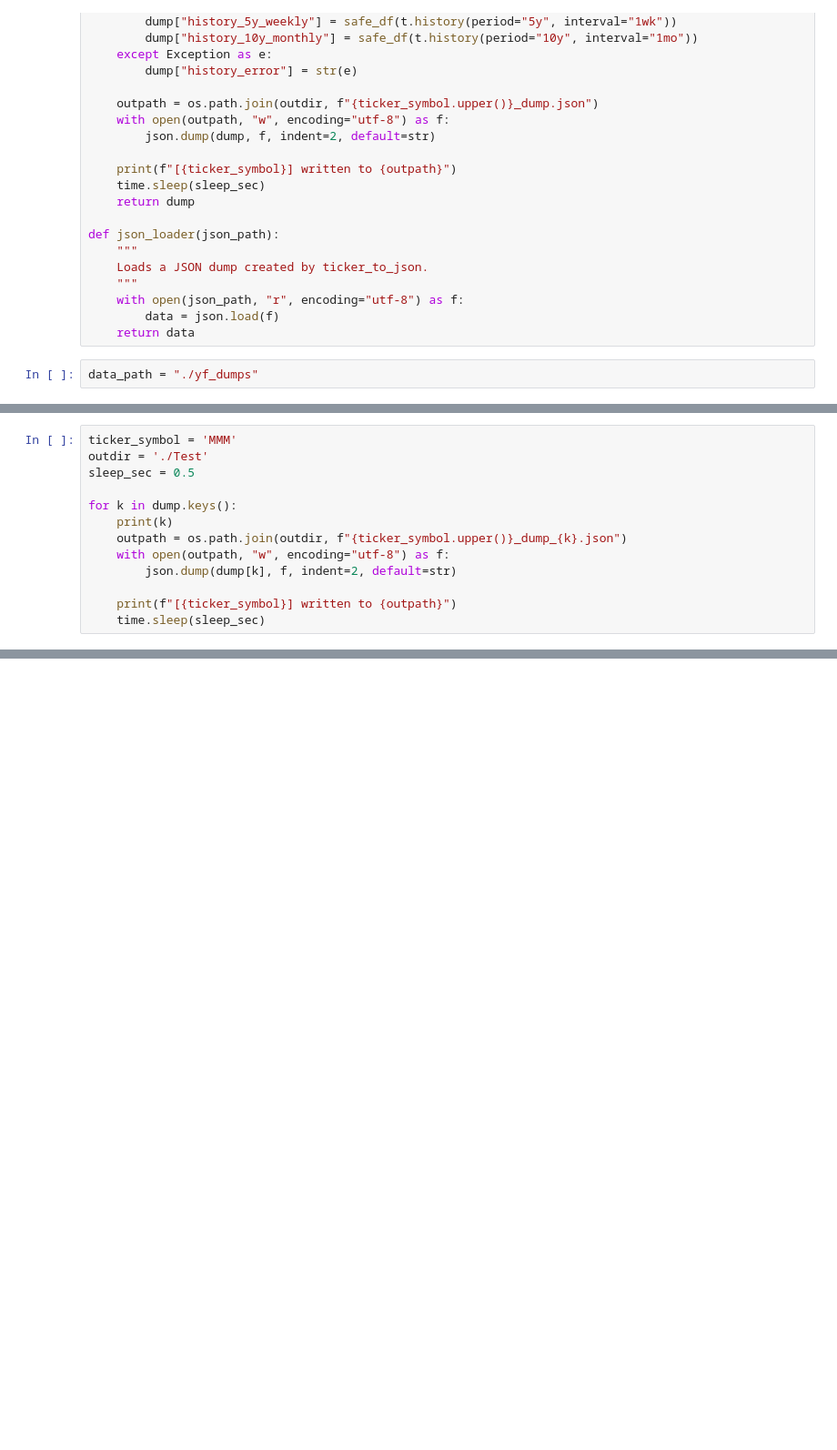
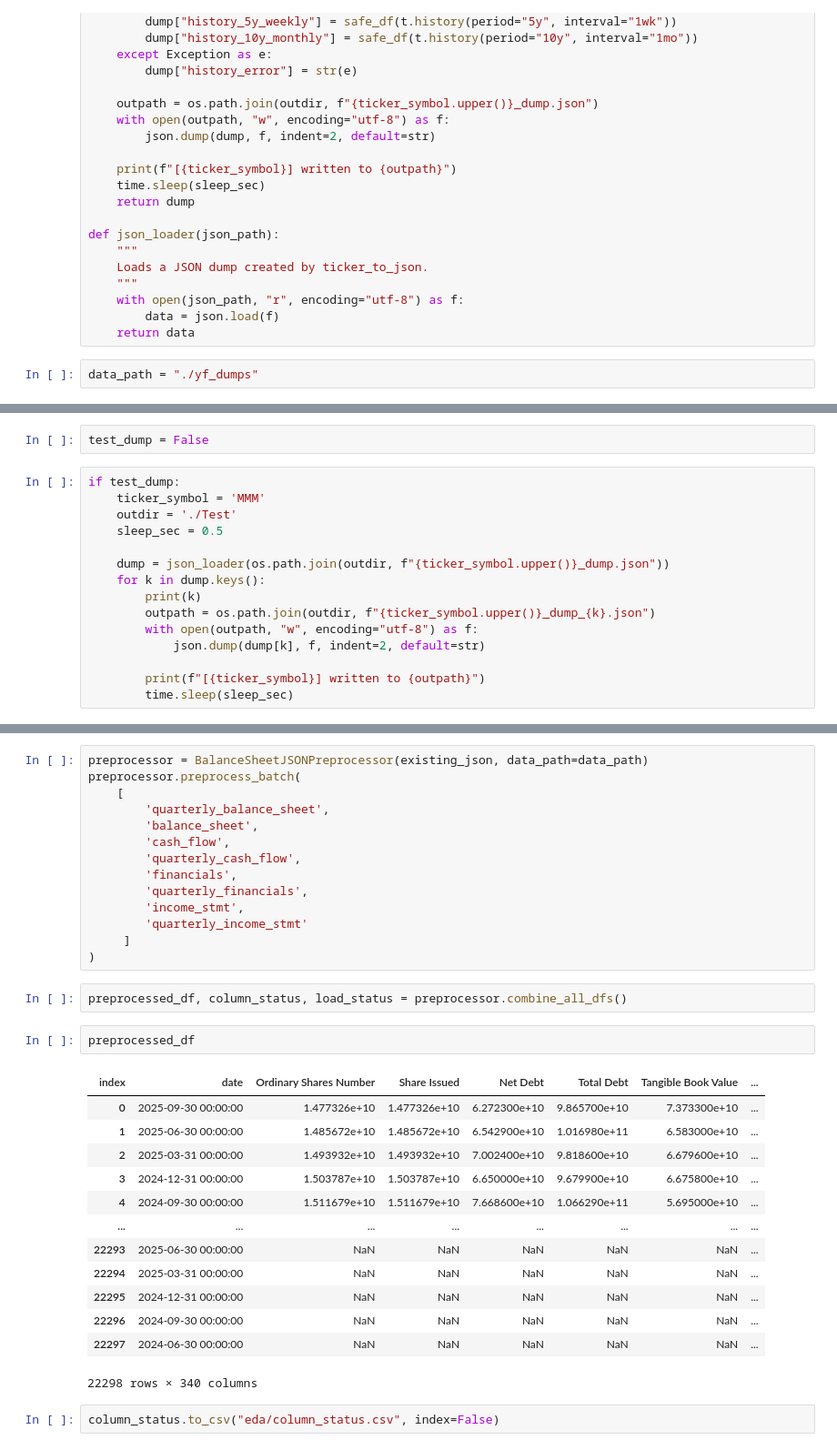
Before and after one commit to tuawong/stock-trading, a Jupyter notebook: YFinanceDataScraping.ipynb, the cells around one changed output, grey strips where cells are left out. Shown at 91% size. Saved outputs shown, nothing was run; the diff lists cells and outputs as text; blank space fills up the shorter version.

```diff
--- a/YFinanceDataScraping.ipynb
+++ b/YFinanceDataScraping.ipynb
@@ -153,15 +142,19 @@ datetime.datetime(2025, 12, 3, 19, 44, 45, 227211)
+# %%
+test_dump = False
 # %%
-ticker_symbol = 'MMM'
-outdir = './Test'
-sleep_sec = 0.5
+if test_dump:
+    ticker_symbol = 'MMM'
+    outdir = './Test'
+    sleep_sec = 0.5
 
-for k in dump.keys():
-    print(k)
-    outpath = os.path.join(outdir, f"{ticker_symbol.upper()}_dump_{k}.json")
-    with open(outpath, "w", encoding="utf-8") as f:
-        json.dump(dump[k], f, indent=2, default=str)
+    dump = json_loader(os.path.join(outdir, f"{ticker_symbol.upper()}_dump.json"))
+    for k in dump.keys():
+        print(k)
+        outpath = os.path.join(outdir, f"{ticker_symbol.upper()}_dump_{k}.json")
+        with open(outpath, "w", encoding="utf-8") as f:
+            json.dump(dump[k], f, indent=2, default=str)
 
-    print(f"[{ticker_symbol}] written to {outpath}")
-    time.sleep(sleep_sec)
+        print(f"[{ticker_symbol}] written to {outpath}")
+        time.sleep(sleep_sec)
 # %% [output]
 ticker
@@ -277,0 +274,34 @@ dat.analyst_price_targets
+# %%
+preprocessor = BalanceSheetJSONPreprocessor(existing_json, data_path=data_path)
+preprocessor.preprocess_batch(
+    [
+        'quarterly_balance_sheet',
+        'balance_sheet',
+        'cash_flow',
+        'quarterly_cash_flow',
+        'financials',
+        'quarterly_financials',
+        'income_stmt',
+        'quarterly_income_stmt'
+     ]
+)
+# %%
+preprocessed_df, column_status, load_status = preprocessor.combine_all_dfs()
+# %%
+preprocessed_df
+# %% [output]
+| index | date | Ordinary Shares Number | Share Issued | Net Debt | Total Debt | Tangible Book Value | ... |
+| 0 | 2025-09-30 00:00:00 | 1.477326e+10 | 1.477326e+10 | 6.272300e+10 | 9.865700e+10 | 7.373300e+10 | ... |
+| 1 | 2025-06-30 00:00:00 | 1.485672e+10 | 1.485672e+10 | 6.542900e+10 | 1.016980e+11 | 6.583000e+10 | ... |
+| 2 | 2025-03-31 00:00:00 | 1.493932e+10 | 1.493932e+10 | 7.002400e+10 | 9.818600e+10 | 6.679600e+10 | ... |
+| 3 | 2024-12-31 00:00:00 | 1.503787e+10 | 1.503787e+10 | 6.650000e+10 | 9.679900e+10 | 6.675800e+10 | ... |
+| 4 | 2024-09-30 00:00:00 | 1.511679e+10 | 1.511679e+10 | 7.668600e+10 | 1.066290e+11 | 5.695000e+10 | ... |
+| ... | ... | ... | ... | ... | ... | ... | ... |
+| 22293 | 2025-06-30 00:00:00 | NaN | NaN | NaN | NaN | NaN | ... |
+| 22294 | 2025-03-31 00:00:00 | NaN | NaN | NaN | NaN | NaN | ... |
+| 22295 | 2024-12-31 00:00:00 | NaN | NaN | NaN | NaN | NaN | ... |
+| 22296 | 2024-09-30 00:00:00 | NaN | NaN | NaN | NaN | NaN | ... |
+| 22297 | 2024-06-30 00:00:00 | NaN | NaN | NaN | NaN | NaN | ... |
+22298 rows × 340 columns
+# %%
+column_status.to_csv("eda/column_status.csv", index=False)
```
Also changed, not shown: parts of 23 cells of this notebook, 2 other files.
